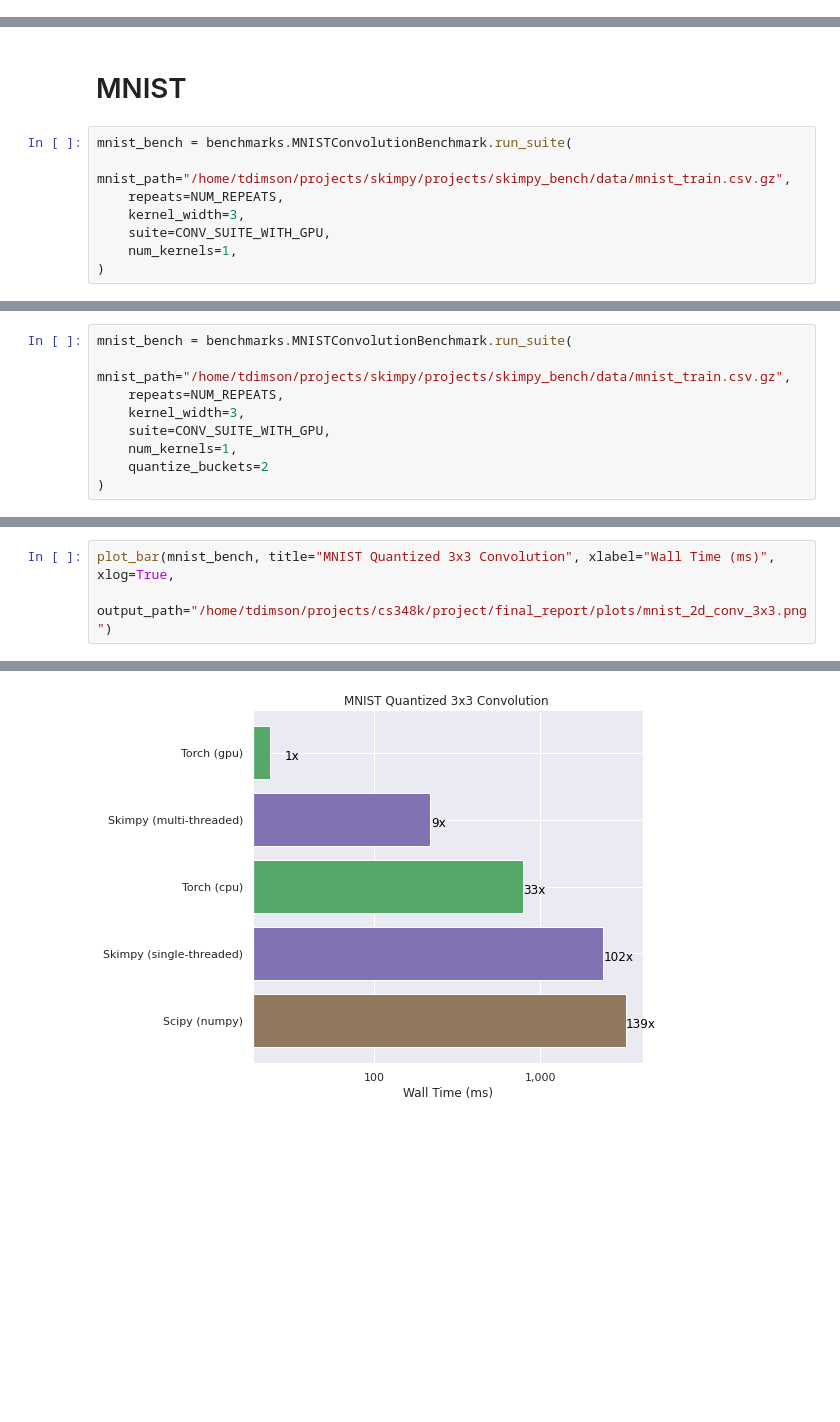
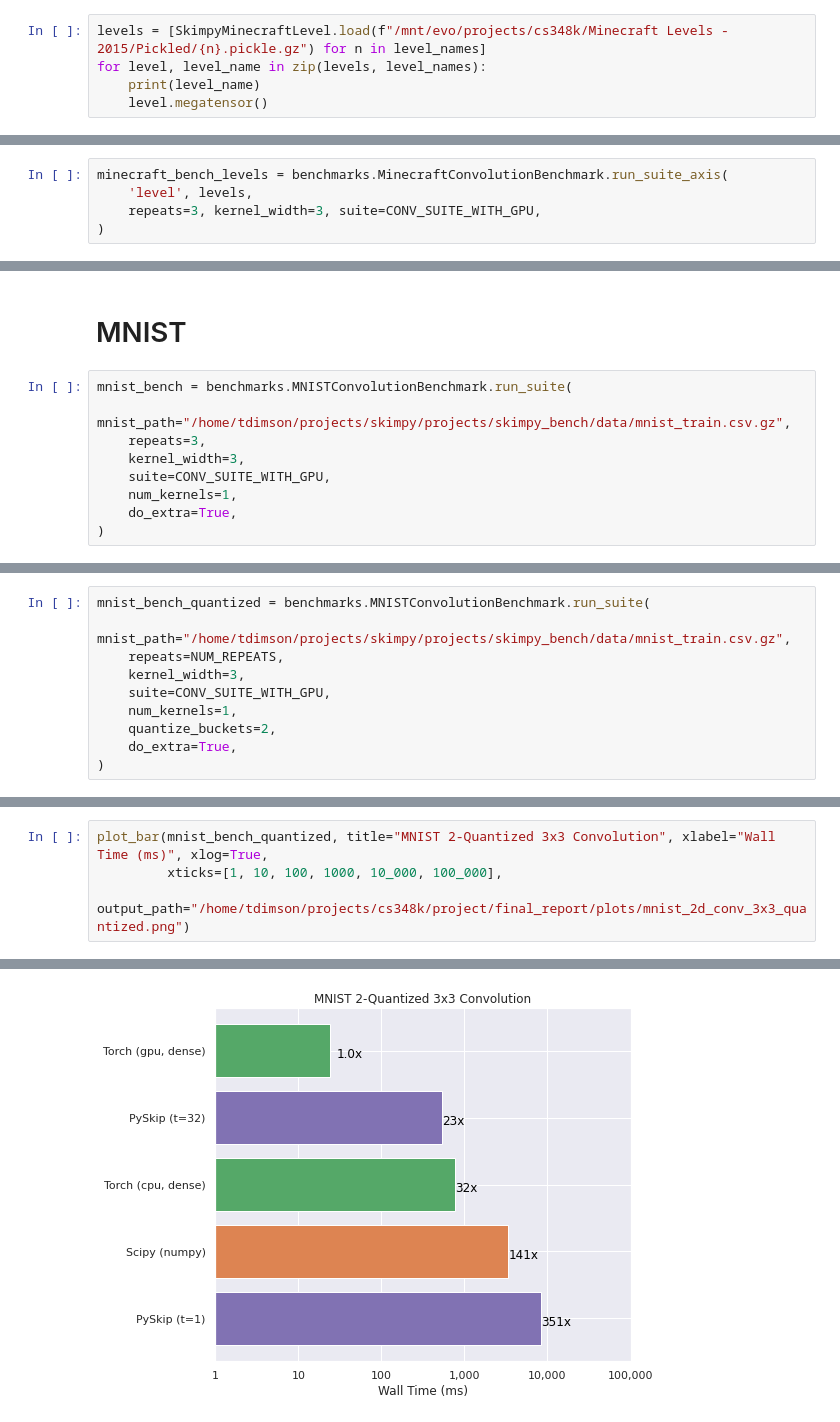
Before and after one commit to turtlesoupy/pyskip, a Jupyter notebook: notebooks/skimpy_bench_project.ipynb, the cells around one changed output, grey strips where cells are left out. Saved outputs shown, nothing was run; the diff lists cells and outputs as text; blank space fills up the shorter version.

```diff
--- a/notebooks/skimpy_bench_project.ipynb
+++ b/notebooks/skimpy_bench_project.ipynb
@@ -839,0 +1100,5 @@ level = SkimpyMinecraftLevel.load("/mnt/evo/projects/cs348k/Minecraft Levels - 2
+# %%
+levels = [SkimpyMinecraftLevel.load(f"/mnt/evo/projects/cs348k/Minecraft Levels - 2015/Pickled/{n}.pickle.gz") for n in level_names]
+for level, level_name in zip(levels, level_names):
+    print(level_name)
+    level.megatensor()
@@ -841,3 +1118,8 @@ level = SkimpyMinecraftLevel.load("/mnt/evo/projects/cs348k/Minecraft Levels - 2
 minecraft_bench = benchmarks.MinecraftConvolutionBenchmark.run_suite(
     level=level, repeats=NUM_REPEATS, kernel_width=3, suite=CONV_SUITE_WITH_GPU,
 )
+# %%
+minecraft_bench_levels = benchmarks.MinecraftConvolutionBenchmark.run_suite_axis(
+    'level', levels,
+    repeats=3, kernel_width=3, suite=CONV_SUITE_WITH_GPU,
+)
@@ -852,8 +1182,9 @@ Invalid limit will be ignored.
 # %%
 mnist_bench = benchmarks.MNISTConvolutionBenchmark.run_suite(
     mnist_path="/home/tdimson/projects/skimpy/projects/skimpy_bench/data/mnist_train.csv.gz",
-    repeats=NUM_REPEATS,
+    repeats=3,
     kernel_width=3,
     suite=CONV_SUITE_WITH_GPU,
     num_kernels=1,
+    do_extra=True,
 )
@@ -866,9 +1206,10 @@ Invalid limit will be ignored.
 # %%
-mnist_bench = benchmarks.MNISTConvolutionBenchmark.run_suite(
+mnist_bench_quantized = benchmarks.MNISTConvolutionBenchmark.run_suite(
     mnist_path="/home/tdimson/projects/skimpy/projects/skimpy_bench/data/mnist_train.csv.gz",
     repeats=NUM_REPEATS,
     kernel_width=3,
     suite=CONV_SUITE_WITH_GPU,
     num_kernels=1,
-    quantize_buckets=2
+    quantize_buckets=2,
+    do_extra=True,
 )
@@ -875,6 +1222,7 @@ mnist_bench = benchmarks.MNISTConvolutionBenchmark.run_suite(
 # %%
-plot_bar(mnist_bench, title="MNIST Quantized 3x3 Convolution", xlabel="Wall Time (ms)", xlog=True,
-         output_path="/home/tdimson/projects/cs348k/project/final_report/plots/mnist_2d_conv_3x3.png")
+plot_bar(mnist_bench_quantized, title="MNIST 2-Quantized 3x3 Convolution", xlabel="Wall Time (ms)", xlog=True,
+         xticks=[1, 10, 100, 1000, 10_000, 100_000],
+         output_path="/home/tdimson/projects/cs348k/project/final_report/plots/mnist_2d_conv_3x3_quantized.png")
 # %% [output]
 Invalid limit will be ignored.
-[figure, old version]
+[figure, new version]
```
Also changed, not shown: parts of 49 cells of this notebook.
